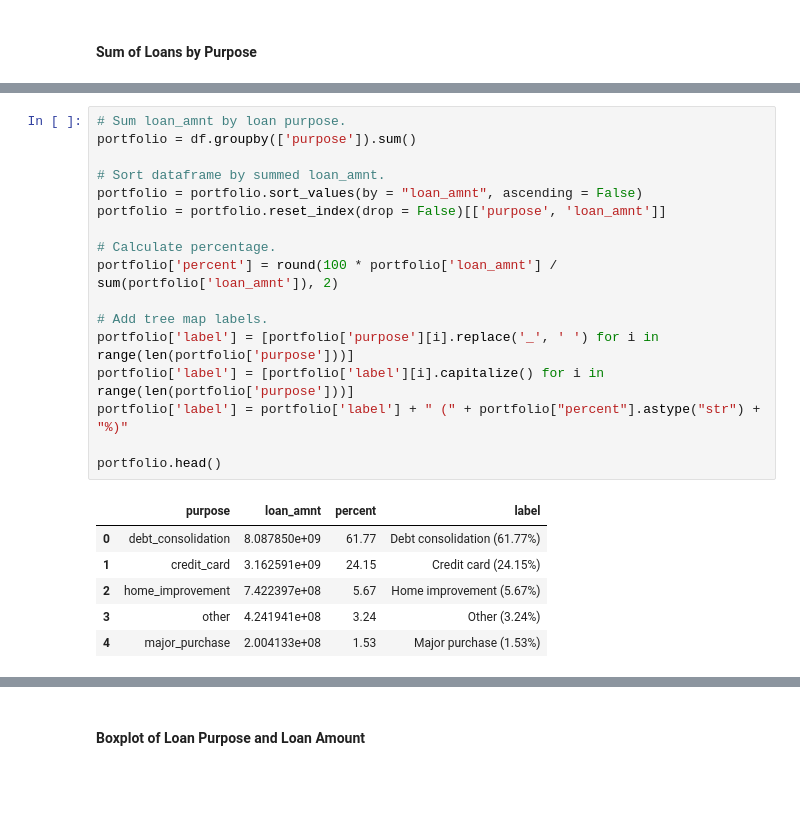
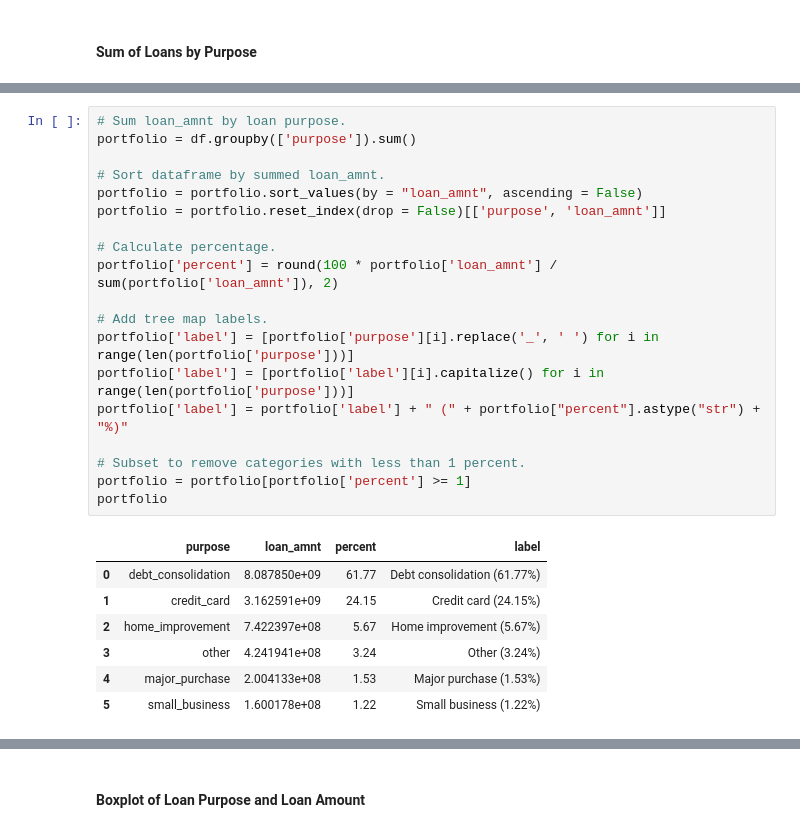
Before and after one commit to christinalchang/data-science-projects, a Jupyter notebook: LendingClubLoans/lending_club_loans.ipynb, the cells around one changed output, grey strips where cells are left out. Drawn from its saved outputs; the diff is of its cells as text; blank space fills up the shorter version.

```diff
--- a/LendingClubLoans/lending_club_loans.ipynb
+++ b/LendingClubLoans/lending_club_loans.ipynb
@@ -115,24 +105,27 @@ df.head()
 # %%
 # Sum loan_amnt by loan purpose.
 portfolio = df.groupby(['purpose']).sum()
 
 # Sort dataframe by summed loan_amnt.
 portfolio = portfolio.sort_values(by = "loan_amnt", ascending = False)
 portfolio = portfolio.reset_index(drop = False)[['purpose', 'loan_amnt']]
 
 # Calculate percentage.
 portfolio['percent'] = round(100 * portfolio['loan_amnt'] / sum(portfolio['loan_amnt']), 2)
 
 # Add tree map labels.
 portfolio['label'] = [portfolio['purpose'][i].replace('_', ' ') for i in range(len(portfolio['purpose']))]
 portfolio['label'] = [portfolio['label'][i].capitalize() for i in range(len(portfolio['purpose']))]
 portfolio['label'] = portfolio['label'] + " (" + portfolio["percent"].astype("str") + "%)"
 
-portfolio.head()
+# Subset to remove categories with less than 1 percent.
+portfolio = portfolio[portfolio['percent'] >= 1]
+portfolio
 # %% [output]
 |  | purpose | loan_amnt | percent | label |
 | 0 | debt_consolidation | 8.087850e+09 | 61.77 | Debt consolidation (61.77%) |
 | 1 | credit_card | 3.162591e+09 | 24.15 | Credit card (24.15%) |
 | 2 | home_improvement | 7.422397e+08 | 5.67 | Home improvement (5.67%) |
 | 3 | other | 4.241941e+08 | 3.24 | Other (3.24%) |
 | 4 | major_purchase | 2.004133e+08 | 1.53 | Major purchase (1.53%) |
+| 5 | small_business | 1.600178e+08 | 1.22 | Small business (1.22%) |
```
Also changed, not shown: parts of 8 cells of this notebook.
